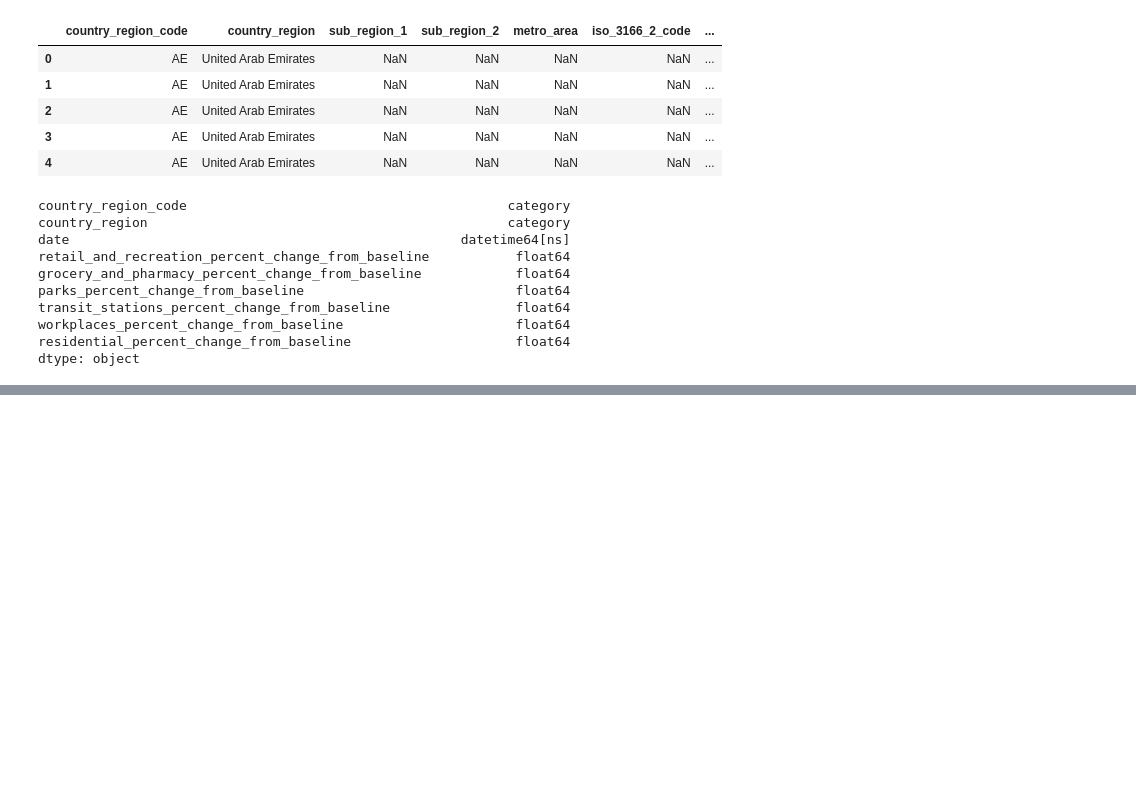
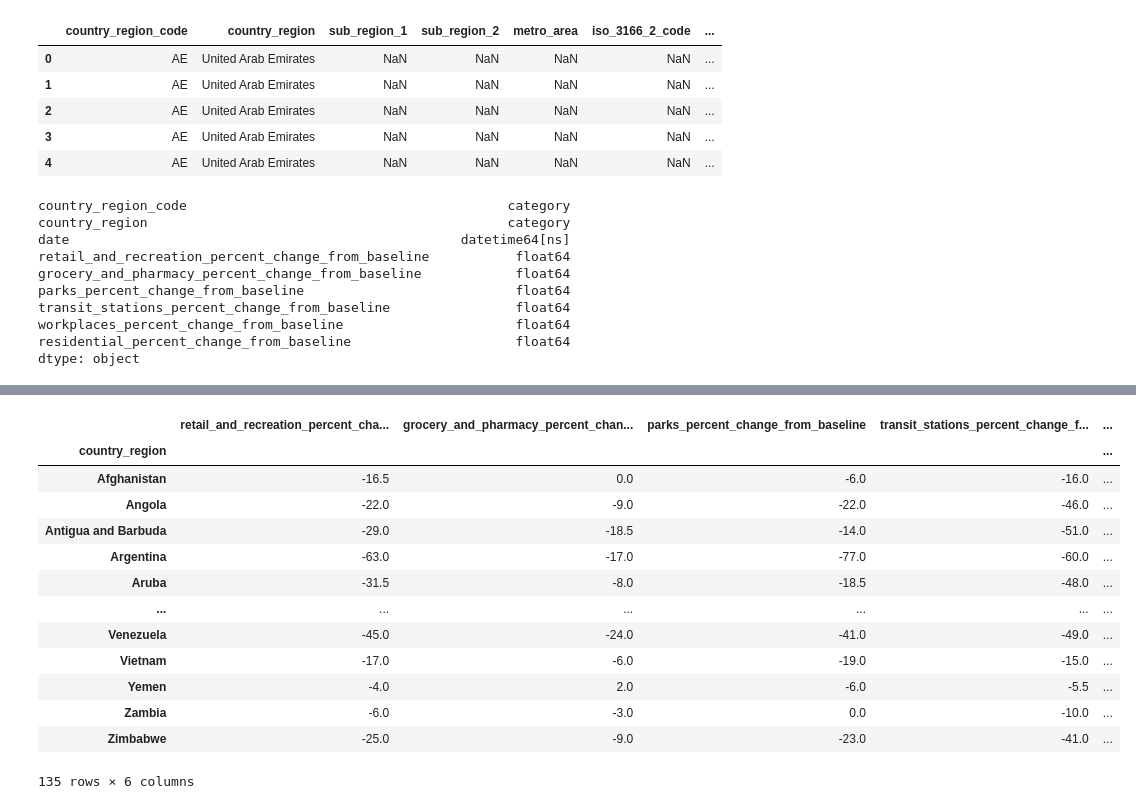
Before and after one commit to sherna90/mineria_datos, a Jupyter notebook: 6.-modelos_no_supervisados.ipynb, the cells around one changed output, grey strips where cells are left out. Saved outputs shown, nothing was run; the diff lists cells and outputs as text; code cells hidden in the pictures; blank space fills up the shorter version.

```diff
--- a/6.-modelos_no_supervisados.ipynb
+++ b/6.-modelos_no_supervisados.ipynb
@@ -191,0 +186,2 @@ grouped_df.mean()
+# %%
+df_country=grouped_df.median()
@@ -191,0 +198,2 @@ grouped_df.mean()
+# %%
+df_country.fillna(method='ffill',inplace=True)
@@ -191,0 +210,17 @@ grouped_df.mean()
+# %%
+df_country
+# %% [output]
+|  | retail_and_recreation_percent_cha... | grocery_and_pharmacy_percent_chan... | parks_percent_change_from_baseline | transit_stations_percent_change_f... | ... |
+| country_region |  |  |  |  | ... |
+| Afghanistan | -16.5 | 0.0 | -6.0 | -16.0 | ... |
+| Angola | -22.0 | -9.0 | -22.0 | -46.0 | ... |
+| Antigua and Barbuda | -29.0 | -18.5 | -14.0 | -51.0 | ... |
+| Argentina | -63.0 | -17.0 | -77.0 | -60.0 | ... |
+| Aruba | -31.5 | -8.0 | -18.5 | -48.0 | ... |
+| ... | ... | ... | ... | ... | ... |
+| Venezuela | -45.0 | -24.0 | -41.0 | -49.0 | ... |
+| Vietnam | -17.0 | -6.0 | -19.0 | -15.0 | ... |
+| Yemen | -4.0 | 2.0 | -6.0 | -5.5 | ... |
+| Zambia | -6.0 | -3.0 | 0.0 | -10.0 | ... |
+| Zimbabwe | -25.0 | -9.0 | -23.0 | -41.0 | ... |
+135 rows × 6 columns
```
Also changed, not shown: parts of 15 cells of this notebook.
